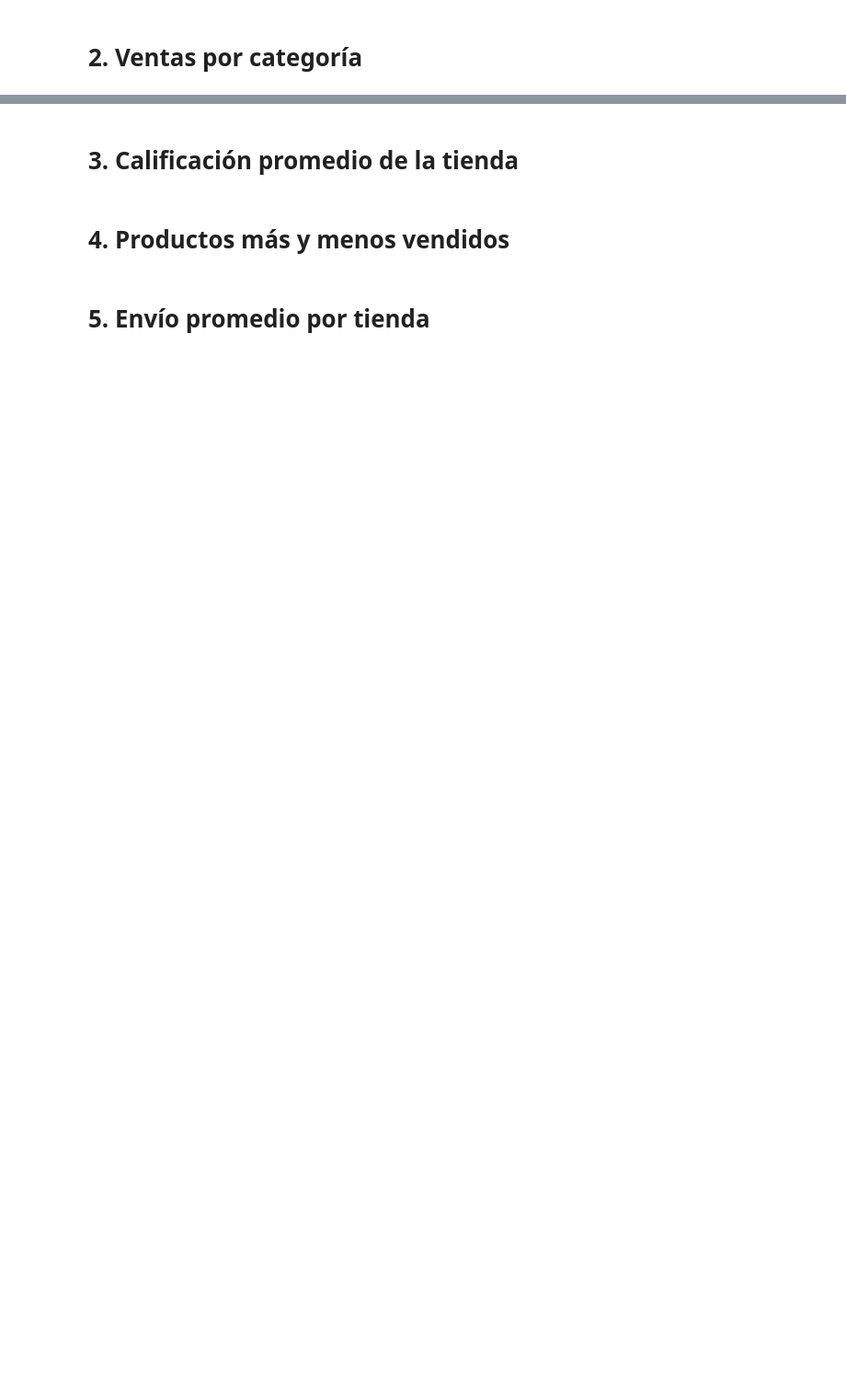
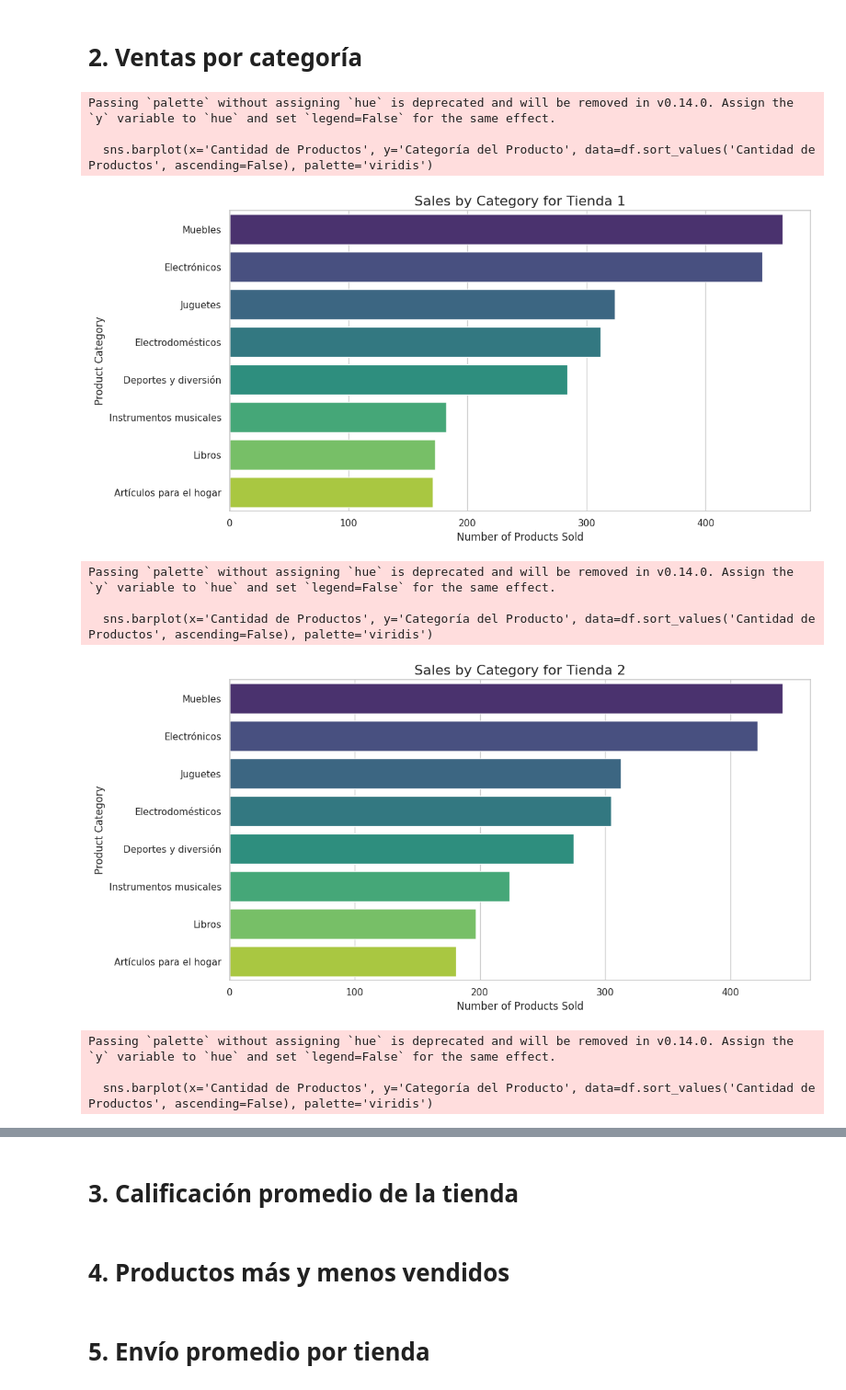
Before and after one commit to Socadan/challenge1-data-science-latam, a Jupyter notebook: AluraStoreLatam.ipynb, the cells around one changed output, grey strips where cells are left out. Shown at 92% size. Saved outputs shown, nothing was run; the diff lists cells and outputs as text; code cells hidden in the pictures; blank space fills up the shorter version.

```diff
--- a/AluraStoreLatam.ipynb
+++ b/AluraStoreLatam.ipynb
@@ -38,2 +74,36 @@ Total revenue for Tienda 4: 1038375700.0
 # %% [markdown]
 # 2. Ventas por categoría
+# %%
+import matplotlib.pyplot as plt
+import seaborn as sns
+
+# Set plot style
+sns.set_theme(style="whitegrid")
+
+# Function to plot sales by category for a given store
+def plot_sales_by_category(df, store_name):
+    plt.figure(figsize=(12, 6))
+    sns.barplot(x='Cantidad de Productos', y='Categoría del Producto', data=df.sort_values('Cantidad de Productos', ascending=False), palette='viridis')
+    plt.title(f'Sales by Category for {store_name}', fontsize=16)
+    plt.xlabel('Number of Products Sold', fontsize=12)
+    plt.ylabel('Product Category', fontsize=12)
+    plt.tight_layout()
+    plt.show()
+
+# Plot for each store
+plot_sales_by_category(sales_by_category_tienda1, 'Tienda 1')
+plot_sales_by_category(sales_by_category_tienda2, 'Tienda 2')
+plot_sales_by_category(sales_by_category_tienda3, 'Tienda 3')
+plot_sales_by_category(sales_by_category_tienda4, 'Tienda 4')
+# %% [output]
+Passing `palette` without assigning `hue` is deprecated and will be removed in v0.14.0. Assign the `y` variable to `hue` and set `legend=False` for the same effect.
+
+  sns.barplot(x='Cantidad de Productos', y='Categoría del Producto', data=df.sort_values('Cantidad de Productos', ascending=False), palette='viridis')
+[figure, added]
+Passing `palette` without assigning `hue` is deprecated and will be removed in v0.14.0. Assign the `y` variable to `hue` and set `legend=False` for the same effect.
+
+  sns.barplot(x='Cantidad de Productos', y='Categoría del Producto', data=df.sort_values('Cantidad de Productos', ascending=False), palette='viridis')
+[figure, added]
+Passing `palette` without assigning `hue` is deprecated and will be removed in v0.14.0. Assign the `y` variable to `hue` and set `legend=False` for the same effect.
+
+  sns.barplot(x='Cantidad de Productos', y='Categoría del Producto', data=df.sort_values('Cantidad de Productos', ascending=False), palette='viridis')
```
Also changed, not shown: parts of 41 cells of this notebook.
